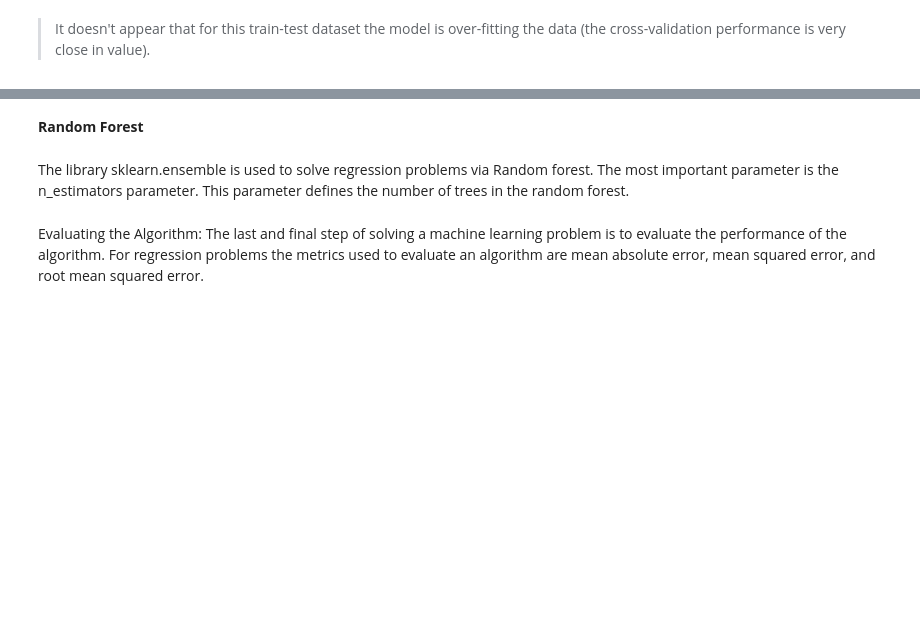
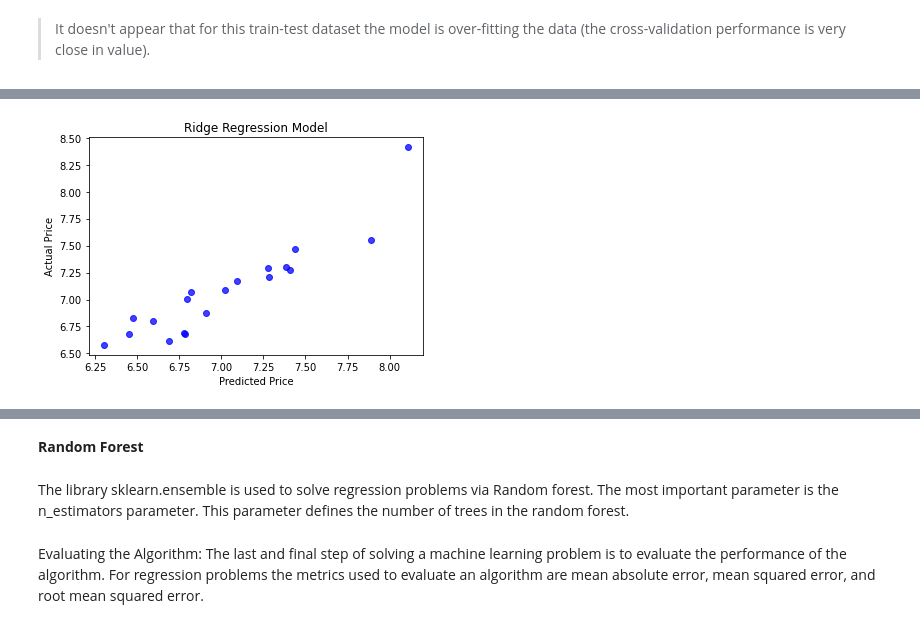
Before and after one commit to jaklin99/Hosing-Price-Predictor, a Jupyter notebook: HousingPredictor_Scrape_Final.ipynb, the cells around one changed output, grey strips where cells are left out. Cells and saved outputs as stored; diff of their text form; code cells hidden in the pictures; blank space fills up the shorter version.

```diff
--- a/HousingPredictor_Scrape_Final.ipynb
+++ b/HousingPredictor_Scrape_Final.ipynb
@@ -726,0 +836,3 @@ R2:  0.6032904102490614
+# %%
+#predict y_values using X_test set
+yr_ridge = ridge.predict(X_test)
@@ -726,0 +851,11 @@ R2:  0.6032904102490614
+# %%
+actual_values = y_test
+plt.scatter(yr_ridge, actual_values, alpha=.75,
+            color='b') #alpha helps to show overlapping data
+plt.xlabel('Predicted Price')
+plt.ylabel('Actual Price')
+plt.title('Ridge Regression Model')
+plt.show()
+#pltrandom_state=None.show()
+# %% [output]
+[figure, added]
```
Also changed, not shown: parts of 71 cells of this notebook, 2 other files.
